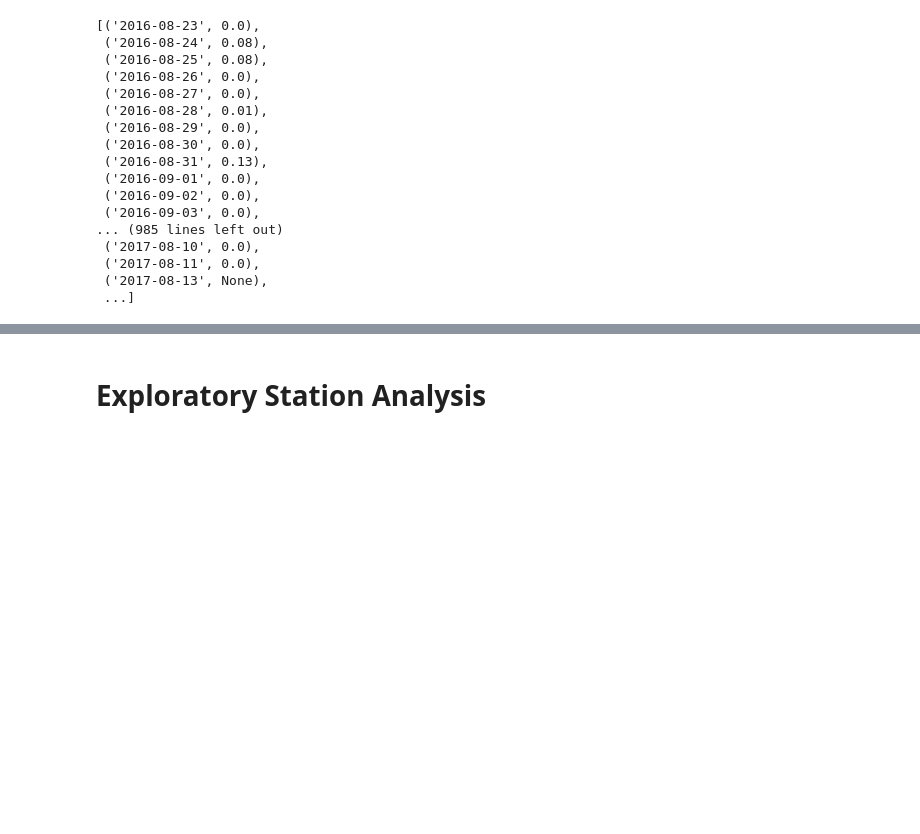
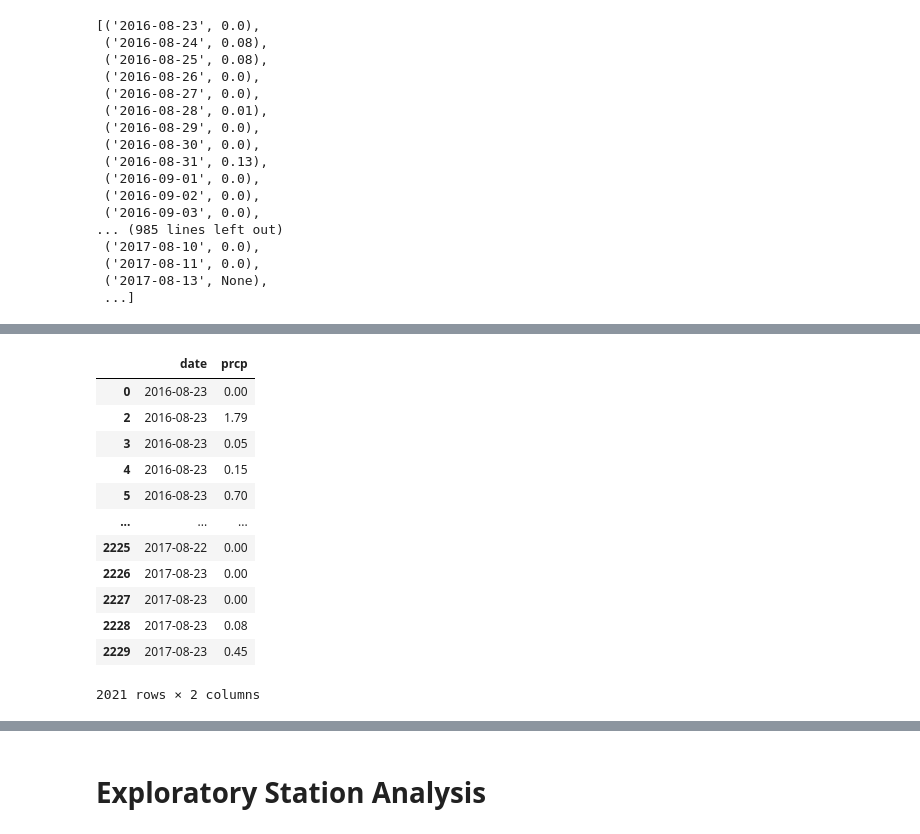
Before and after one commit to NathanJPotter/sqlalchemy-challenge, a Jupyter notebook: climate_analysis_exploration.ipynb, the cells around one changed output, grey strips where cells are left out. Saved outputs shown, nothing was run; the diff lists cells and outputs as text; code cells hidden in the pictures; blank space fills up the shorter version.

```diff
--- a/climate_analysis_exploration.ipynb
+++ b/climate_analysis_exploration.ipynb
@@ -211,0 +284,18 @@ results
+# %%
+precip_index_reset_df = precip_by_date_df.reset_index()
+precip_index_reset_df = precip_index_reset_df.dropna()
+precip_index_reset_df
+# %% [output]
+|  | date | prcp |
+| 0 | 2016-08-23 | 0.00 |
+| 2 | 2016-08-23 | 1.79 |
+| 3 | 2016-08-23 | 0.05 |
+| 4 | 2016-08-23 | 0.15 |
+| 5 | 2016-08-23 | 0.70 |
+| ... | ... | ... |
+| 2225 | 2017-08-22 | 0.00 |
+| 2226 | 2017-08-23 | 0.00 |
+| 2227 | 2017-08-23 | 0.00 |
+| 2228 | 2017-08-23 | 0.08 |
+| 2229 | 2017-08-23 | 0.45 |
+2021 rows × 2 columns
```
Also changed, not shown: parts of 10 cells of this notebook.
